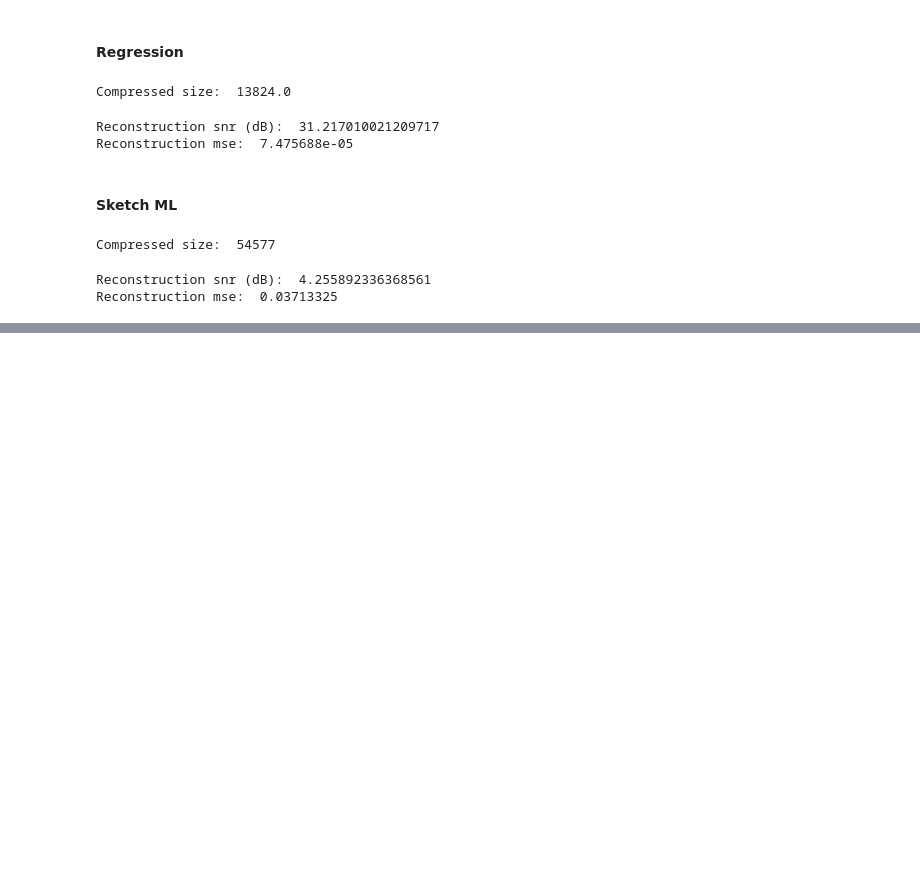
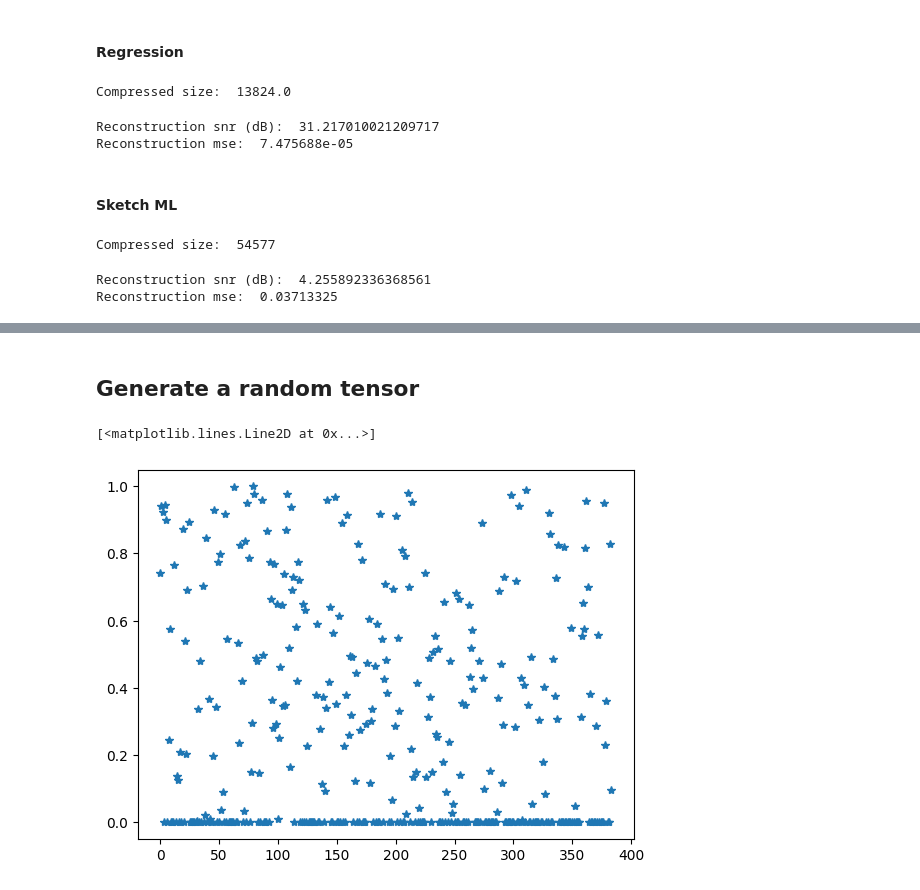
Before and after one commit to Rexyyj/split_DNN_framework, a Jupyter notebook: characteristics/low_rank_tensor.ipynb, the cells around one changed output, grey strips where cells are left out. Saved outputs shown, nothing was run; the diff lists cells and outputs as text; code cells hidden in the pictures; blank space fills up the shorter version.

```diff
--- a/characteristics/low_rank_tensor.ipynb
+++ b/characteristics/low_rank_tensor.ipynb
@@ -385,0 +388,2 @@ regular_sketchml_mse = mse_sketchml/ torch.max(tensor).item()
+# %% [markdown]
+## Generate a random tensor
@@ -385,0 +394,13 @@ regular_sketchml_mse = mse_sketchml/ torch.max(tensor).item()
+# %%
+tensor = torch.zeros([128,128*3])
+# %%
+for i in range(128):
+    for j in range(128*3):
+        if random.random()>0.4:
+            tensor[i][j] = random.random()
+# %%
+plt.figure()
+plt.plot(tensor[0],"*")
+# %% [output]
+[<matplotlib.lines.Line2D at 0x...>]
+[figure, added]
```
Also changed, not shown: parts of 30 cells of this notebook.
